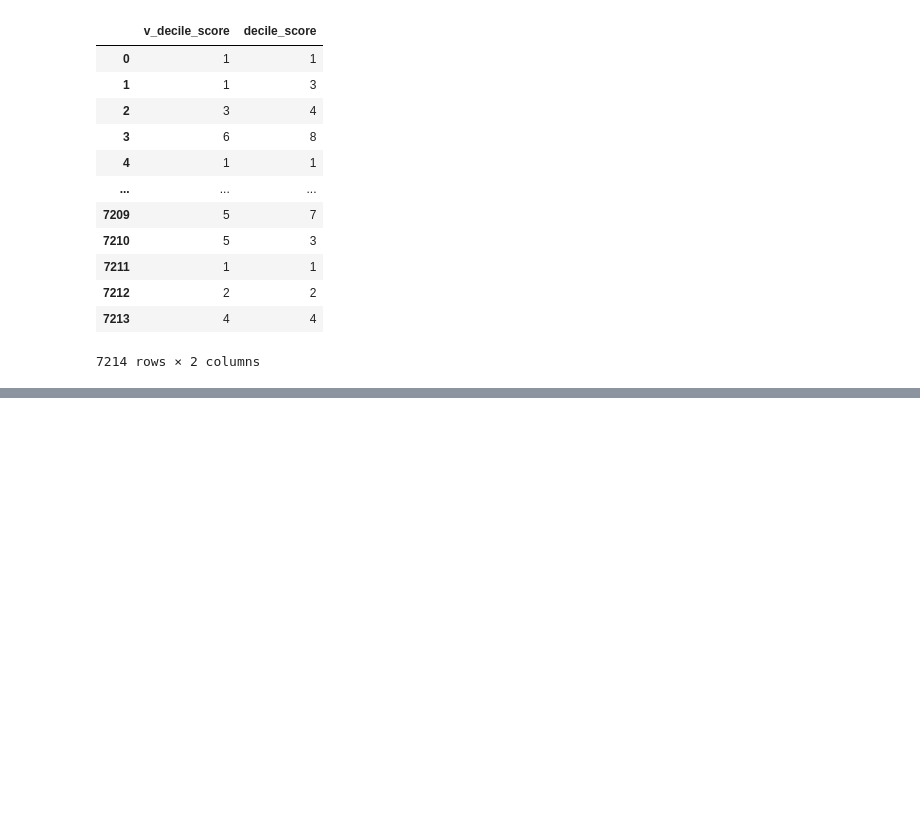
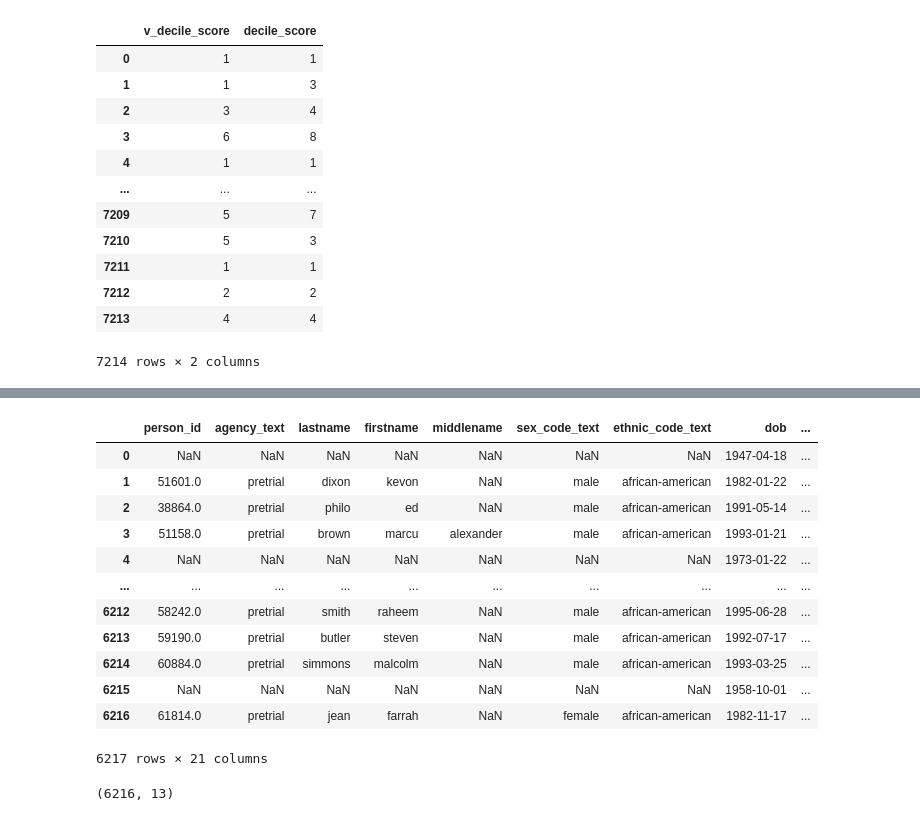
Before and after one commit to aaznarmellado-collab/TFM-Sesgos-en-el-sistema-judicial-de-EEUU-, a Jupyter notebook: 01_Notebooks/TFM_SESGOS_EN_EL_SISTEMA_JUDICIAL_DE_EEUU.ipynb, the cells around one changed output, grey strips where cells are left out. Cells and saved outputs as stored; diff of their text form; code cells hidden in the pictures; blank space fills up the shorter version.

Commit message:
limpieza y merge

```diff
--- a/01_Notebooks/TFM_SESGOS_EN_EL_SISTEMA_JUDICIAL_DE_EEUU.ipynb
+++ b/01_Notebooks/TFM_SESGOS_EN_EL_SISTEMA_JUDICIAL_DE_EEUU.ipynb
@@ -330,0 +459,4 @@ df_compas_two_years.drop[columnas_drop_df2]
+# %%
+df_two_years_clean = normalize_df(df_two_years_clean)
+# %%
+df_raw_clean = df_raw_clean.drop_duplicates(subset=["person_id"])
@@ -330,0 +481,3 @@ df_compas_two_years.drop[columnas_drop_df2]
+# %%
+#año/mes/dia
+df_two_years_clean = df_two_years_clean[df_two_years_clean["screening_date"] <= pd.to_datetime('2014-04-01')]
@@ -330,0 +492,2 @@ df_compas_two_years.drop[columnas_drop_df2]
+# %%
+df_raw_clean = df_raw_clean.rename(columns={"dateofbirth" : "dob"})
@@ -330,0 +503,20 @@ df_compas_two_years.drop[columnas_drop_df2]
+# %%
+pd.merge(df_raw_clean, df_two_years_clean,on=["name", "screening_date","dob"], how='right')
+# %% [output]
+|  | person_id | agency_text | lastname | firstname | middlename | sex_code_text | ethnic_code_text | dob | ... |
+| 0 | NaN | NaN | NaN | NaN | NaN | NaN | NaN | 1947-04-18 | ... |
+| 1 | 51601.0 | pretrial | dixon | kevon | NaN | male | african-american | 1982-01-22 | ... |
+| 2 | 38864.0 | pretrial | philo | ed | NaN | male | african-american | 1991-05-14 | ... |
+| 3 | 51158.0 | pretrial | brown | marcu | alexander | male | african-american | 1993-01-21 | ... |
+| 4 | NaN | NaN | NaN | NaN | NaN | NaN | NaN | 1973-01-22 | ... |
+| ... | ... | ... | ... | ... | ... | ... | ... | ... | ... |
+| 6212 | 58242.0 | pretrial | smith | raheem | NaN | male | african-american | 1995-06-28 | ... |
+| 6213 | 59190.0 | pretrial | butler | steven | NaN | male | african-american | 1992-07-17 | ... |
+| 6214 | 60884.0 | pretrial | simmons | malcolm | NaN | male | african-american | 1993-03-25 | ... |
+| 6215 | NaN | NaN | NaN | NaN | NaN | NaN | NaN | 1958-10-01 | ... |
+| 6216 | 61814.0 | pretrial | jean | farrah | NaN | female | african-american | 1982-11-17 | ... |
+6217 rows × 21 columns
+# %%
+df_two_years_clean.shape
+# %% [output]
+(6216, 13)
```
Also changed, not shown: parts of 33 cells of this notebook.
